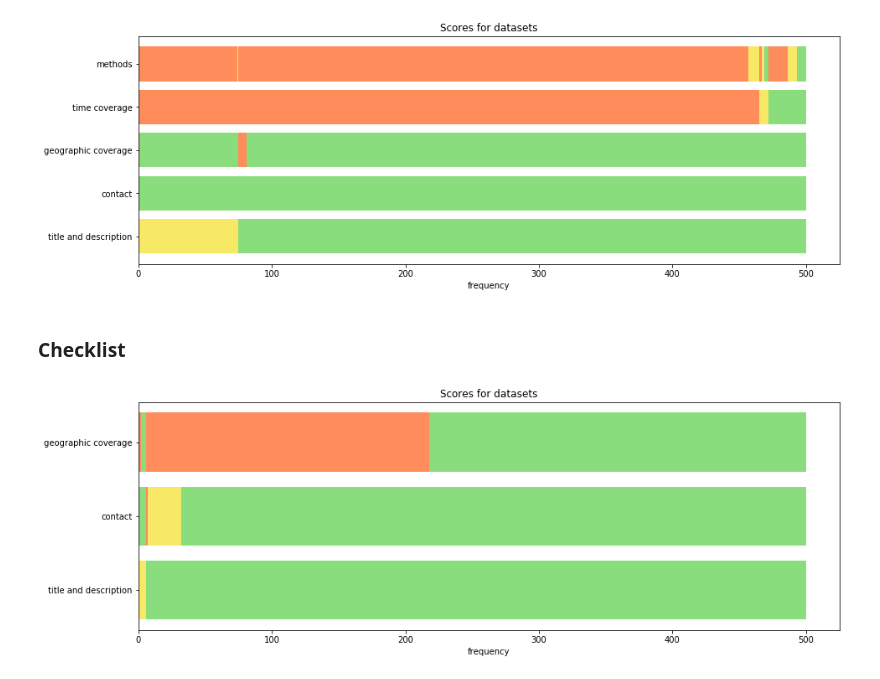
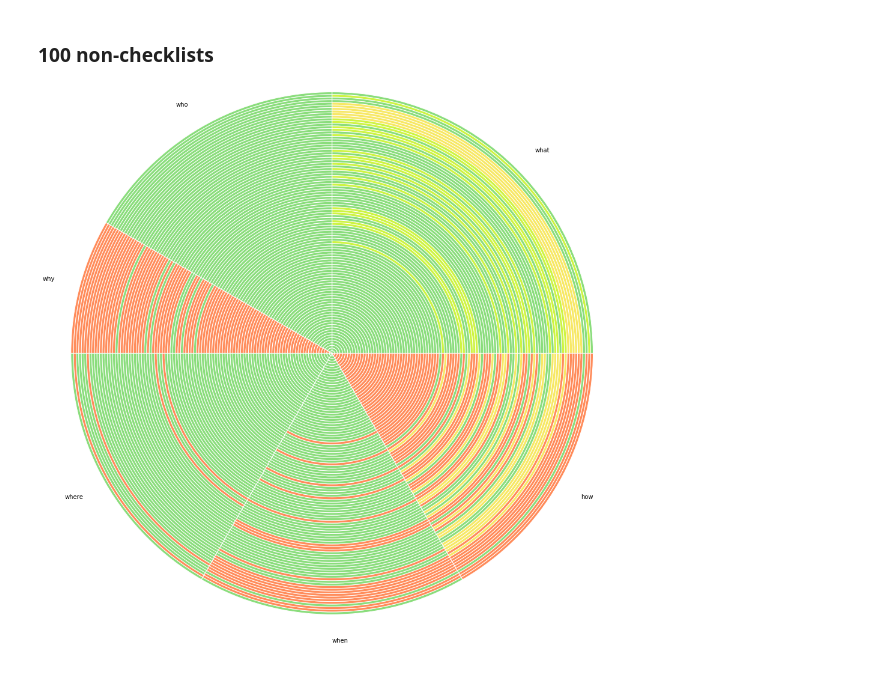
Before and after one commit to gbif/data-products, a Jupyter notebook: metadata/baseline_metrics_metadata_all_dataset_NO_plazi_geotag_pangea.ipynb, the cells around one changed output. Drawn from its saved outputs; the diff is of its cells as text; code cells hidden in the pictures.

```diff
--- a/metadata/baseline_metrics_metadata_all_dataset_NO_plazi_geotag_pangea.ipynb
+++ b/metadata/baseline_metrics_metadata_all_dataset_NO_plazi_geotag_pangea.ipynb
@@ -13,7 +13,7 @@ from generate_and_plot_baseline_metrics import *
 # Get all the datasets from API except the ones from PLAZI, GEO-TAG and PANGEA
 summary_metadata = get_metadata_from_API(None, ['7ce8aef0-9e92-11dc-8738-b8a03c50a862',
                                                 'd5778510-eb28-11da-8629-b8a03c50a862',
-                                                'ef69a030-3940-11dd-b168-b8a03c50a862'])
+                                                'ef69a030-3940-11dd-b168-b8a03c50a862'], 900)
 # %%
 ################ Split dataset per type ################
 checklist_summary_metadata = summary_metadata[summary_metadata.type == "CHECKLIST"]
@@ -111,0 +95,7 @@ plot_general_scores(checklist_summary_metadata, score_names_checklist, scores)
+# %%
+uuid = "acca8633-d38a-4cd7-a6f8-5a2d4e29832a"
+size = 0.5
+base_radius = 1
+fig, ax = plt.subplots()
+ax = make_individual_plot(ax, uuid, summary_metadata, score_names, base_radius, size, True)
+plt.show()
@@ -112,10 +112,6 @@ plot_general_scores(checklist_summary_metadata, score_names_checklist, scores)
+# %% [markdown]
+### 100 non-checklists
 # %%
-plot_each_dataset_score(other_summary_metadata[0:500], score_names, scores)
+plot_entire_dataset(ax, other_summary_metadata[0:100], score_names)
 # %% [output]
-[figure, old version]
+[figure, new version]
-# %% [markdown]
-### Checklist
-# %%
-plot_each_dataset_score(checklist_summary_metadata[0:500], score_names_checklist, scores)
-# %% [output]
-[figure, removed]
```
Also changed, not shown: parts of 15 cells of this notebook, 1 other file.
